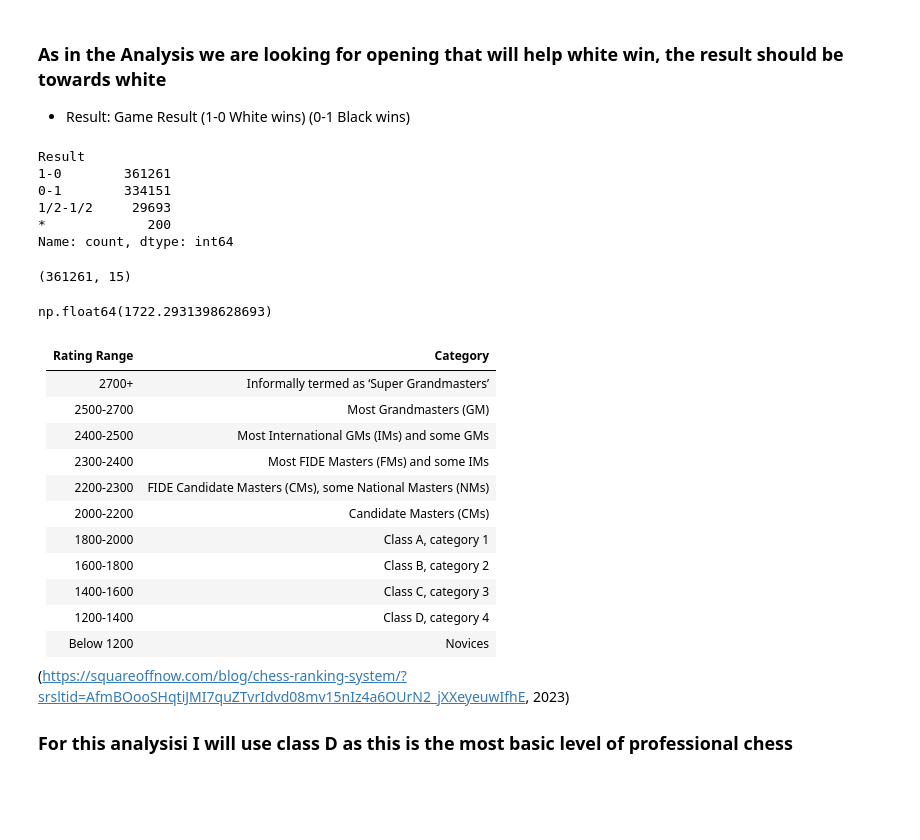
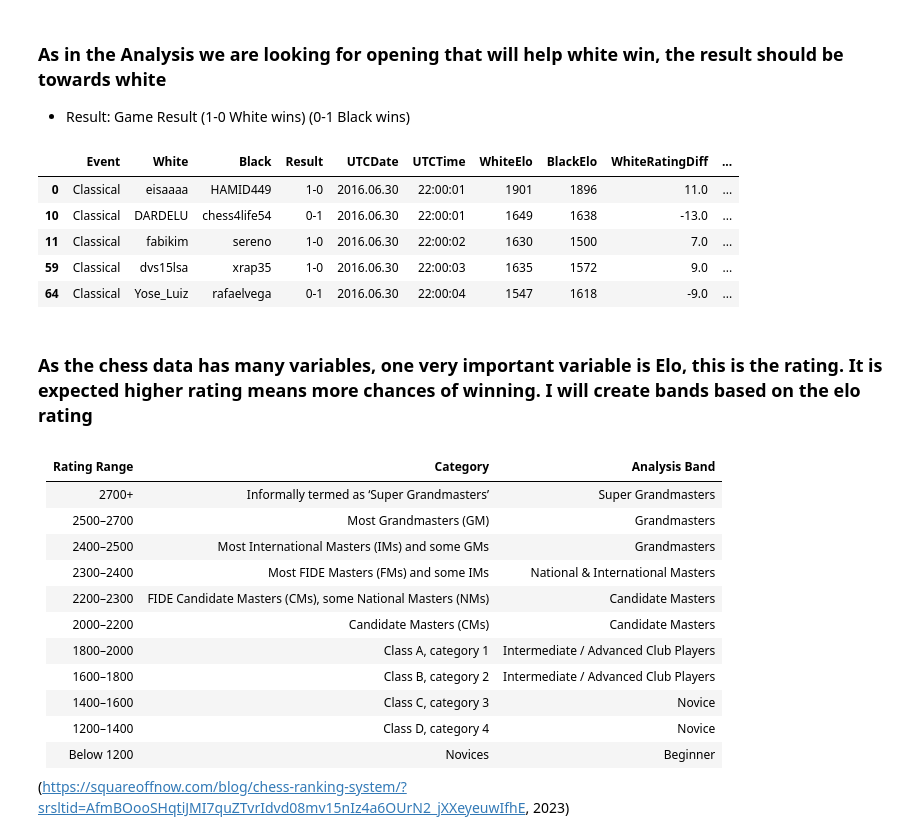
Before and after one commit to husnainn22/Chess-opening-analysis, a Jupyter notebook: chess.ipynb, the cells around one changed output. Cells and saved outputs as stored; diff of their text form; code cells hidden in the pictures; blank space fills up the shorter version.

Commit message:
Manipulated the data and started logistic regression

```diff
--- a/chess.ipynb
+++ b/chess.ipynb
@@ -3,6 +3,7 @@
 # %%
 import pandas as pd
 import os
+import numpy as np
 
 # Step 1: Dataset path from download
 dataset_path = "/Users/husnainsyed/.cache/kagglehub/datasets/arevel/chess-games/versions/1"
@@ -13,8 +14,7 @@ csv_path = os.path.join(dataset_path, csv_file)
 
 # Load a memory-friendly subset (all columns)
 df = pd.read_csv(
-    csv_path,
-    nrows=3000_000
+    csv_path
 )
 # %%
 df.dtypes
@@ -82,39 +151,32 @@ df_event = df[df['Event']=='Classical']
 
 - Result: Game Result (1-0 White wins) (0-1 Black wins)
 # %%
-df_event['Result'].value_counts()
+df_event['output'] = np.where(df_event['Result'] == '1-0', 1, 0)
-# %% [output]
-Result
-1-0        361261
-0-1        334151
-1/2-1/2     29693
-*             200
-Name: count, dtype: int64
 # %%
-white_df = df_event[df_event['Result'] == '1-0']
-white_df.shape
+df_event.head()
 # %% [output]
-(361261, 15)
+|  | Event | White | Black | Result | UTCDate | UTCTime | WhiteElo | BlackElo | WhiteRatingDiff | ... |
+| 0 | Classical | eisaaaa | HAMID449 | 1-0 | 2016.06.30 | 22:00:01 | 1901 | 1896 | 11.0 | ... |
+| 10 | Classical | DARDELU | chess4life54 | 0-1 | 2016.06.30 | 22:00:01 | 1649 | 1638 | -13.0 | ... |
+| 11 | Classical | fabikim | sereno | 1-0 | 2016.06.30 | 22:00:02 | 1630 | 1500 | 7.0 | ... |
+| 59 | Classical | dvs15lsa | xrap35 | 1-0 | 2016.06.30 | 22:00:03 | 1635 | 1572 | 9.0 | ... |
+| 64 | Classical | Yose_Luiz | rafaelvega | 0-1 | 2016.06.30 | 22:00:04 | 1547 | 1618 | -9.0 | ... |
-# %%
-white_df_means = white_df['WhiteElo'].mean()
-white_df_means
-# %% [output]
-np.float64(1722.2931398628693)
+# %% [markdown]
+### As the  chess data has many variables, one very important variable is Elo, this is the rating. It is expected higher rating means more chances of winning. I will create bands based on the elo rating
 # %% [markdown]
-| Rating Range | Category |
-|--------------|----------------------------------------------------|
-| 2700+        | Informally termed as ‘Super Grandmasters’       |
-| 2500-2700    | Most Grandmasters (GM)                           |
-| 2400-2500    | Most International GMs (IMs) and some GMs       |
-| 2300-2400    | Most FIDE Masters (FMs) and some IMs            |
-| 2200-2300    | FIDE Candidate Masters (CMs), some National Masters (NMs) |
-| 2000-2200    | Candidate Masters (CMs)                          |
-| 1800-2000    | Class A, category 1                               |
-| 1600-1800    | Class B, category 2                               |
-| 1400-1600    | Class C, category 3                               |
-| 1200-1400    | Class D, category 4                               |
-| Below 1200   | Novices                                           |
+| Rating Range | Category                                                     | Analysis Band                          |
+|--------------|--------------------------------------------------------------|----------------------------------------|
+| 2700+        | Informally termed as ‘Super Grandmasters’                    | Super Grandmasters                     |
+| 2500–2700    | Most Grandmasters (GM)                                       | Grandmasters                           |
+| 2400–2500    | Most International Masters (IMs) and some GMs                | Grandmasters                           |
+| 2300–2400    | Most FIDE Masters (FMs) and some IMs                          | National & International Masters       |
+| 2200–2300    | FIDE Candidate Masters (CMs), some National Masters (NMs)    | Candidate Masters                      |
+| 2000–2200    | Candidate Masters (CMs)                                      | Candidate Masters                      |
+| 1800–2000    | Class A, category 1                                          | Intermediate / Advanced Club Players   |
+| 1600–1800    | Class B, category 2                                          | Intermediate / Advanced Club Players   |
+| 1400–1600    | Class C, category 3                                          | Novice                      |
+| 1200–1400    | Class D, category 4                                          | Novice                      |
+| Below 1200   | Novices                                                      | Beginner                            |
+
 (https://squareoffnow.com/blog/chess-ranking-system/?srsltid=AfmBOooSHqtiJMI7quZTvrIdvd08mv15nIz4a6OUrN2_jXXeyeuwIfhE, 2023)
-
-### For this analysisi I will use class D as this is the most basic level of professional chess
 # %%
```
Also changed, not shown: parts of 24 cells of this notebook.
